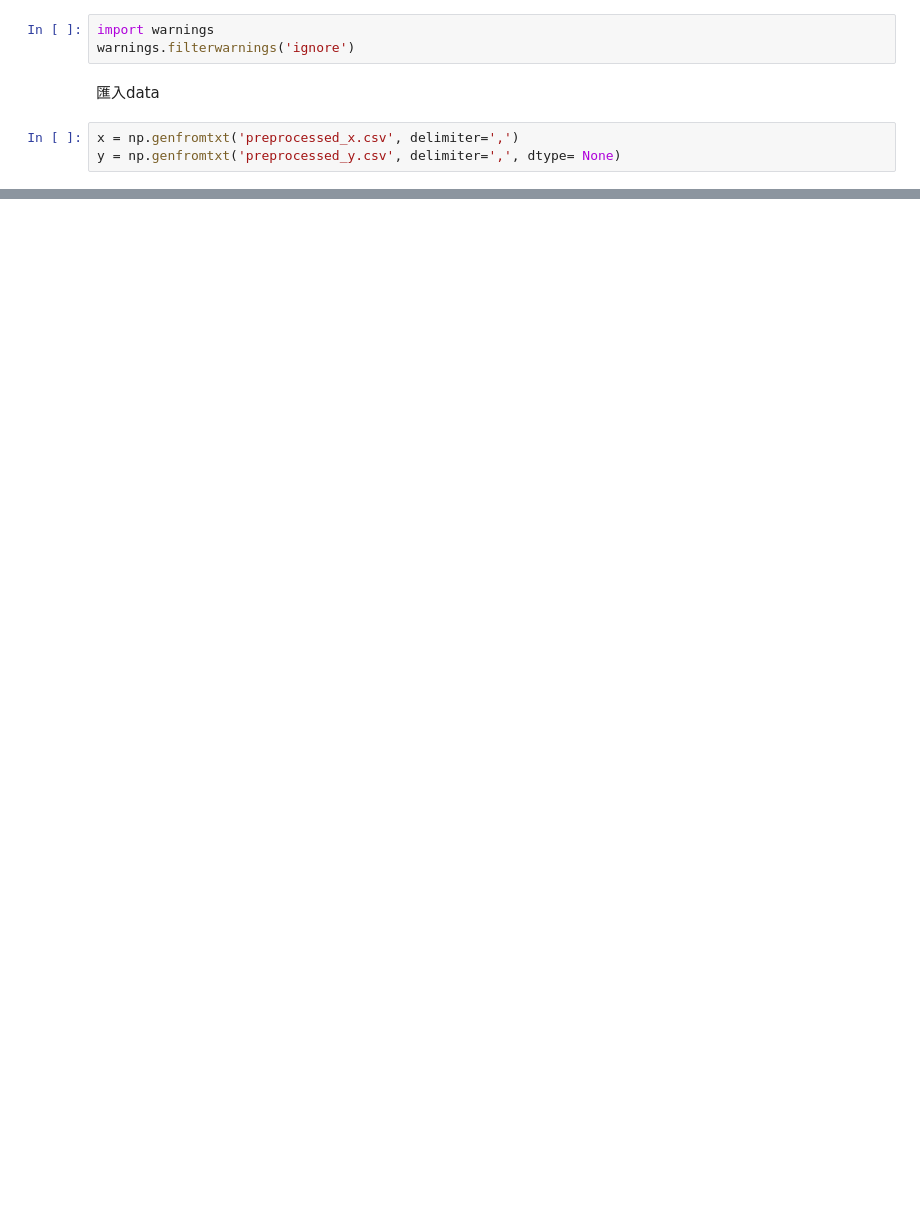
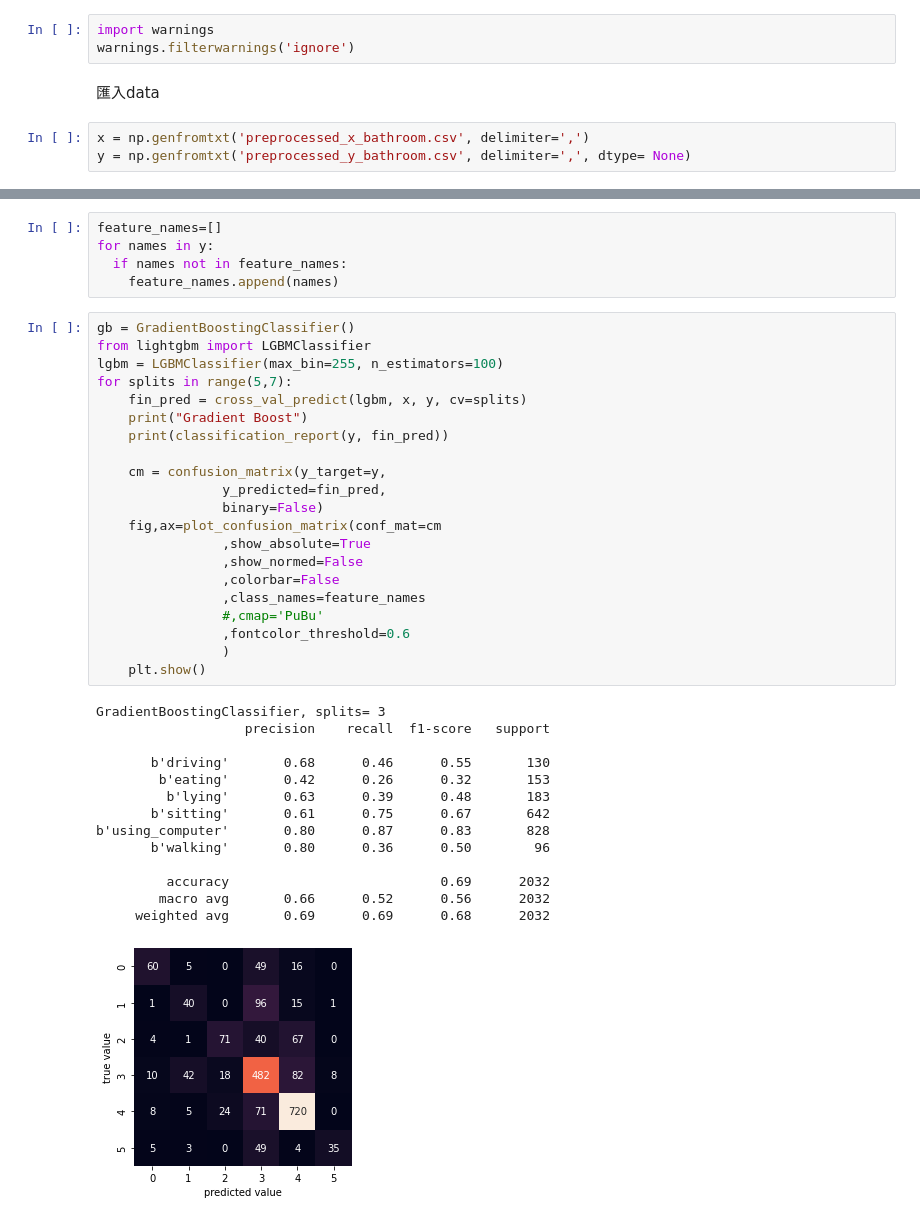
Before and after one commit to hsule/IoTwatch, a Jupyter notebook: data/code/GradientBoost.ipynb, the cells around one changed output, grey strips where cells are left out. Saved outputs shown, nothing was run; the diff lists cells and outputs as text; blank space fills up the shorter version.

```diff
--- a/data/code/GradientBoost.ipynb
+++ b/data/code/GradientBoost.ipynb
@@ -17,5 +15,5 @@ warnings.filterwarnings('ignore')
 # %% [markdown]
 匯入data
 # %%
-x = np.genfromtxt('preprocessed_x.csv', delimiter=',')
-y = np.genfromtxt('preprocessed_y.csv', delimiter=',', dtype= None)
+x = np.genfromtxt('preprocessed_x_bathroom.csv', delimiter=',')
+y = np.genfromtxt('preprocessed_y_bathroom.csv', delimiter=',', dtype= None)
@@ -63,0 +20,41 @@ b'using_computer'       0.83      0.89      0.86       232
+# %%
+feature_names=[]
+for names in y:
+  if names not in feature_names:
+    feature_names.append(names)
+# %%
+gb = GradientBoostingClassifier()
+from lightgbm import LGBMClassifier
+lgbm = LGBMClassifier(max_bin=255, n_estimators=100)
+for splits in range(5,7):
+    fin_pred = cross_val_predict(lgbm, x, y, cv=splits)
+    print("Gradient Boost")
+    print(classification_report(y, fin_pred))
+
+    cm = confusion_matrix(y_target=y,
+                y_predicted=fin_pred,
+                binary=False)
+    fig,ax=plot_confusion_matrix(conf_mat=cm
+                ,show_absolute=True
+                ,show_normed=False
+                ,colorbar=False
+                ,class_names=feature_names
+                #,cmap='PuBu'
+                ,fontcolor_threshold=0.6
+                )
+    plt.show()
+# %% [output]
+GradientBoostingClassifier, splits= 3
+                   precision    recall  f1-score   support
+
+       b'driving'       0.68      0.46      0.55       130
+        b'eating'       0.42      0.26      0.32       153
+         b'lying'       0.63      0.39      0.48       183
+       b'sitting'       0.61      0.75      0.67       642
+b'using_computer'       0.80      0.87      0.83       828
+       b'walking'       0.80      0.36      0.50        96
+
+         accuracy                           0.69      2032
+        macro avg       0.66      0.52      0.56      2032
+     weighted avg       0.69      0.69      0.68      2032
+[figure, added]
```
Also changed, not shown: parts of 6 cells of this notebook, 11 other files.
